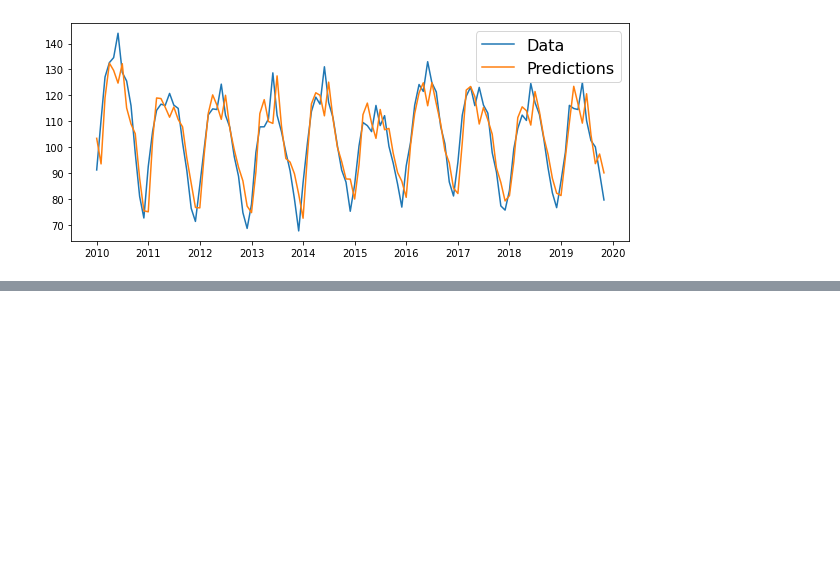
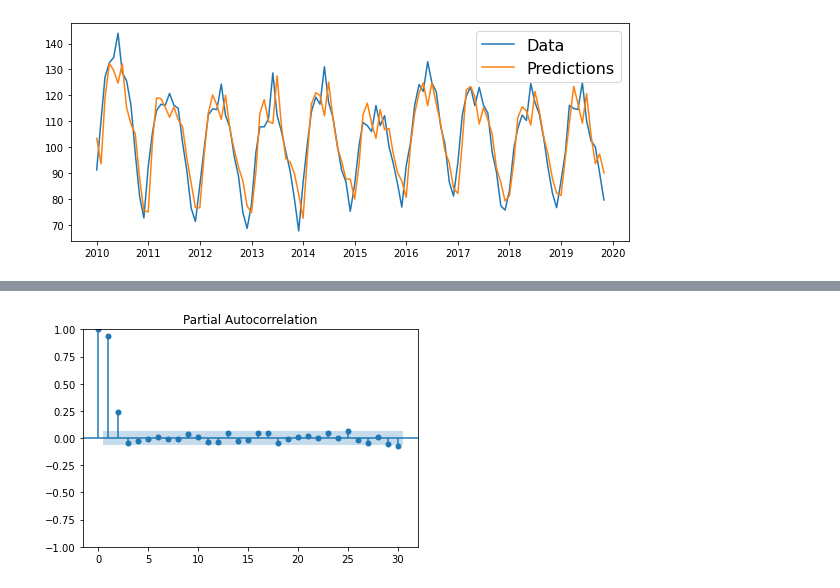
Before and after one commit to arjunc12/cmpinf2120-notebooks, a Jupyter notebook: Time-Series-Analysis/autoregression.ipynb, the cells around one changed output, grey strips where cells are left out. Cells and saved outputs as stored; diff of their text form; code cells hidden in the pictures; blank space fills up the shorter version.

```diff
--- a/Time-Series-Analysis/autoregression.ipynb
+++ b/Time-Series-Analysis/autoregression.ipynb
@@ -167,0 +189,4 @@ pylab.legend(('Data', 'Predictions'), fontsize=16)
+# %%
+pacf_plot = plot_pacf(simulations, method='ywm')
+# %% [output]
+[figure, added]
```
Also changed, not shown: parts of 8 cells of this notebook, 1 other file.
